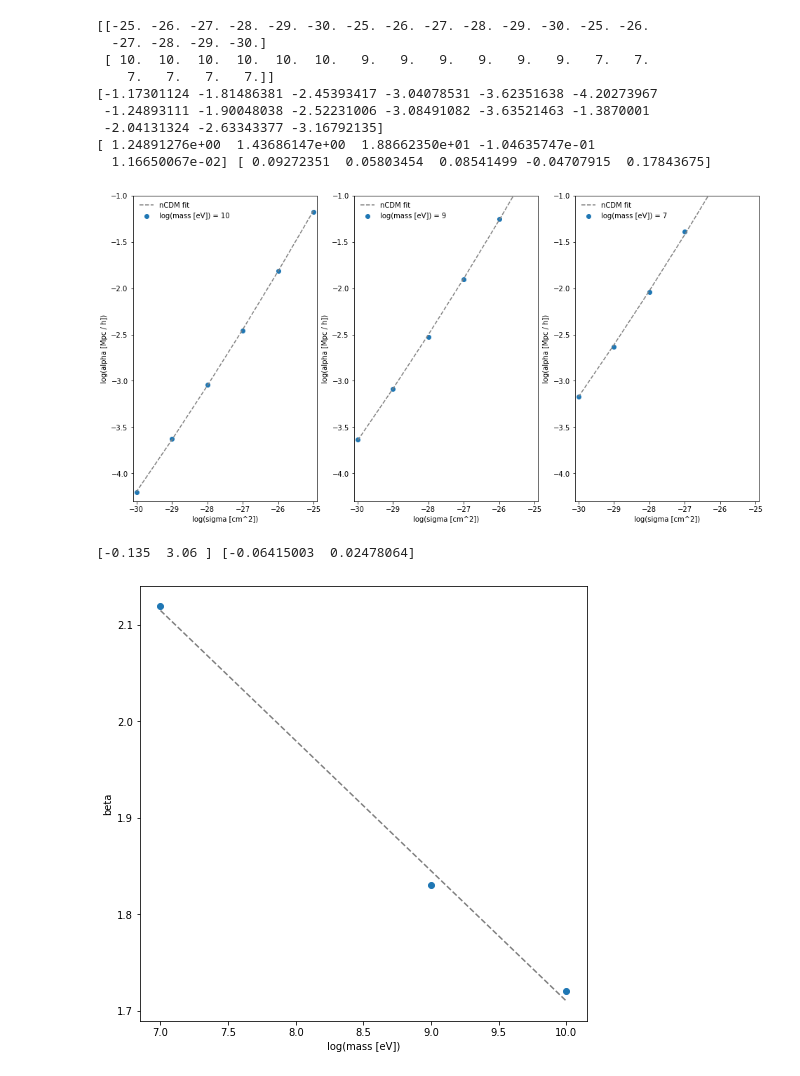
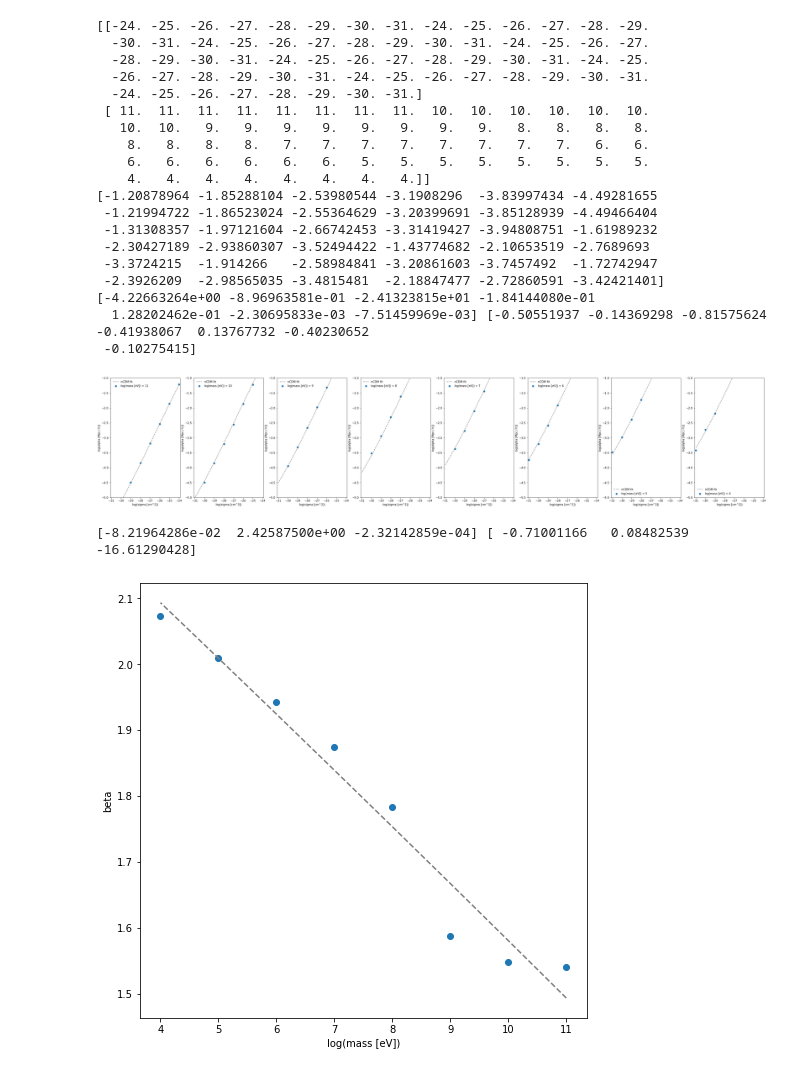
Before and after one commit to keirkwame/lya_emulator, a Jupyter notebook: lyaemu/fit_bDM.ipynb, the cells around one changed output. Cells and saved outputs as stored; diff of their text form; code cells hidden in the pictures.

```diff
--- a/lyaemu/fit_bDM.ipynb
+++ b/lyaemu/fit_bDM.ipynb
@@ -39,6 +69 @@ spectra_fname[1] = ['LCDM_matterpower_LCDM.dat', None, 'n0_1GeV_sigm26_matterpow
-# %%
-spectra_fname[2] = ['LCDM_matterpower_LCDM.dat', None, None, 'n0_10MeV_sigm27_matterpower.dat',
-                 'n0_10MeV_sigm28_matterpower.dat', 'n0_10MeV_sigm29_matterpower.dat',
-                 'n0_10MeV_sigm30_matterpower.dat'] #,
-#log_sigma_cm2 = [-27., -28., -29., -30.]
 # %%
@@ -122,8 +182,8 @@ plt.show()
 # %%
 nCDM_parameters[nCDM_parameters == 0] = None
 # %%
-def alpha_model(sigma_mass, a, b, c, d, e):
-    return (a * sigma_mass[0]) + (b * sigma_mass[1]) + c + (d * (sigma_mass[1] ** 2.)) + (e * (sigma_mass[0] ** 2.))
+def alpha_model(sigma_mass, a, b, c, d, e, f, g):
+    return (a * sigma_mass[0]) + (b * sigma_mass[1]) + c + (d * (sigma_mass[0] ** 2.)) + (e * (sigma_mass[1] ** 2.)) + (f * (sigma_mass[0] ** 3)) + (g * (sigma_mass[1] ** 3))
 # %%
 X1, X2 = np.meshgrid(log_sigma_cm2, log_mass_eV)
 size = X1.shape
@@ -132,54 +192,66 @@ x2_1d = X2.reshape((1, np.prod(size)))
 xdata = np.vstack((x1_1d, x2_1d))
 print(xdata)
 
-log_alpha = np.log10(nCDM_parameters.flatten())
+log_alpha = np.log10(nCDM_parameters[:, :, 0].flatten())
 print(log_alpha[~np.isnan(log_alpha)])
 
 alpha_parameters, alpha_covariance = spo.curve_fit(alpha_model, xdata[:, ~np.isnan(log_alpha)],
                                                    log_alpha[~np.isnan(log_alpha)], maxfev=8000)
 print(alpha_parameters, np.sqrt(np.diag(alpha_covariance)) / alpha_parameters)
 
-fig, axes = plt.subplots(ncols=len(log_mass_eV), nrows=n_model_params, figsize=(16., 8.))
+fig, axes = plt.subplots(ncols=len(log_mass_eV), nrows=1, figsize=(16. * len(log_mass_eV) / 3., 8.))
 for m, mass in enumerate(log_mass_eV):
     axes[m].scatter(log_sigma_cm2, np.log10(nCDM_parameters[m, :, 0]), label='log(mass [eV]) = %i'%log_mass_eV[m])
     axes[m].plot(log_sigma_cm2, alpha_model(np.vstack((log_sigma_cm2, np.ones_like(log_sigma_cm2) * mass)),
                     *alpha_parameters), color='grey', ls='--', label='nCDM fit')
     #axes[1].scatter(log_sigma_cm2, nCDM_parameters[:, 1])
-    axes[m].set_xlim([-30.1, -24.9])
-    axes[m].set_ylim([-4.3, -1.])
+    axes[m].set_xlim([-31.1, -23.9])
+    axes[m].set_ylim([-5., -1.])
     axes[m].set_xlabel('log(sigma [cm^2])')
     axes[m].set_ylabel('log(alpha [Mpc / h])')
     axes[m].legend(frameon=False)
 plt.show()
 # %% [output]
-[[-25. -26. -27. -28. -29. -30. -25. -26. -27. -28. -29. -30. -25. -26.
-  -27. -28. -29. -30.]
- [ 10.  10.  10.  10.  10.  10.   9.   9.   9.   9.   9.   9.   7.   7.
-    7.   7.   7.   7.]]
-[-1.17301124 -1.81486381 -2.45393417 -3.04078531 -3.62351638 -4.20273967
- -1.24893111 -1.90048038 -2.52231006 -3.08491082 -3.63521463 -1.3870001
- -2.04131324 -2.63343377 -3.16792135]
-[ 1.24891276e+00  1.43686147e+00  1.88662350e+01 -1.04635747e-01
-  1.16650067e-02] [ 0.09272351  0.05803454  0.08541499 -0.04707915  0.17843675]
+[[-24. -25. -26. -27. -28. -29. -30. -31. -24. -25. -26. -27. -28. -29.
+  -30. -31. -24. -25. -26. -27. -28. -29. -30. -31. -24. -25. -26. -27.
+  -28. -29. -30. -31. -24. -25. -26. -27. -28. -29. -30. -31. -24. -25.
+  -26. -27. -28. -29. -30. -31. -24. -25. -26. -27. -28. -29. -30. -31.
+  -24. -25. -26. -27. -28. -29. -30. -31.]
+ [ 11.  11.  11.  11.  11.  11.  11.  11.  10.  10.  10.  10.  10.  10.
+   10.  10.   9.   9.   9.   9.   9.   9.   9.   9.   8.   8.   8.   8.
+    8.   8.   8.   8.   7.   7.   7.   7.   7.   7.   7.   7.   6.   6.
+    6.   6.   6.   6.   6.   6.   5.   5.   5.   5.   5.   5.   5.   5.
+    4.   4.   4.   4.   4.   4.   4.   4.]]
+[-1.20878964 -1.85288104 -2.53980544 -3.1908296  -3.83997434 -4.49281655
+ -1.21994722 -1.86523024 -2.55364629 -3.20399691 -3.85128939 -4.49466404
+ -1.31308357 -1.97121604 -2.66742453 -3.31419427 -3.94808751 -1.61989232
+ -2.30427189 -2.93860307 -3.52494422 -1.43774682 -2.10653519 -2.7689693
+ -3.3724215  -1.914266   -2.58984841 -3.20861603 -3.7457492  -1.72742947
+ -2.3926209  -2.98565035 -3.4815481  -2.18847477 -2.72860591 -3.42421401]
+[-4.22663264e+00 -8.96963581e-01 -2.41323815e+01 -1.84144080e-01
+  1.28202462e-01 -2.30695833e-03 -7.51459969e-03] [-0.50551937 -0.14369298 -0.81575624 -0.41938067  0.13767732 -0.40230652
+ -0.10275415]
-[figure, old version]
+[figure, new version]
 # %%
-def beta_model(mass, a, b): #, c):
-    return (a * mass) + b #+ (c * (mass * 2.))
+def beta_model(mass, a, b, c): #, d):
+    return (a * mass) + b + (c * (mass ** 2.)) #+ (d * (mass ** 3.))
 # %%
-beta_parameters, beta_covariance = spo.curve_fit(beta_model, log_mass_eV, beta, maxfev=8000)
+#log_mass_eV = [7., 9., 10.]
+#beta = [2.12, 1.83, 1.72]
+#beta_fit = [1.695, 1.712, 1.829, 1.938, 1.982, 2.196, 2.314, 2.432]
+beta_fit = [1.540, 1.548, 1.588, 1.784, 1.875, 1.943, 2.010, 2.073]
+beta_parameters, beta_covariance = spo.curve_fit(beta_model, log_mass_eV, beta_fit, maxfev=8000)
 print(beta_parameters, np.sqrt(np.diag(beta_covariance)) / beta_parameters)
 
 fig, axes = plt.subplots(ncols=1, nrows=n_model_params, figsize=(8., 8.))
-log_mass_eV = [7., 9., 10.]
-beta = [2.12, 1.83, 1.72]
-axes.scatter(log_mass_eV, beta)
+axes.scatter(log_mass_eV, beta_fit)
 axes.plot(log_mass_eV, beta_model(np.array(log_mass_eV), *beta_parameters), color='grey', ls='--', label='nCDM fit')
 axes.set_xlabel('log(mass [eV])')
 axes.set_ylabel('beta')
 plt.show()
 # %% [output]
-[-0.135  3.06 ] [-0.06415003  0.02478064]
+[-8.21964286e-02  2.42587500e+00 -2.32142859e-04] [ -0.71001166   0.08482539 -16.61290428]
-[figure, old version]
+[figure, new version]
 # %%
 plt.plot(power_spectra[1][:, 0][k_cut], transfer_func[k_cut])
 plt.plot(power_spectra[1][:, 0][k_cut],
```
Also changed, not shown: parts of 14 cells of this notebook.
